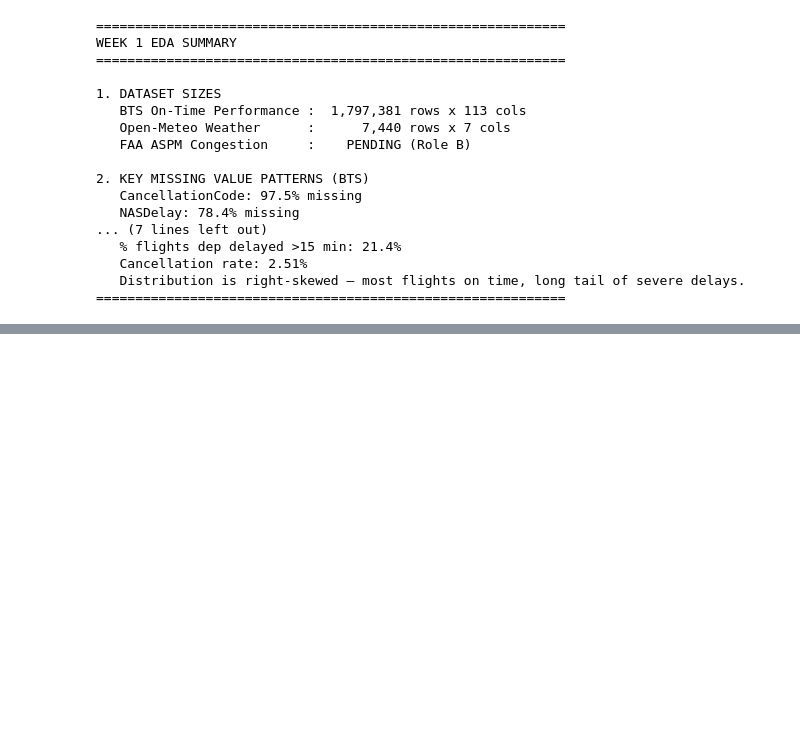
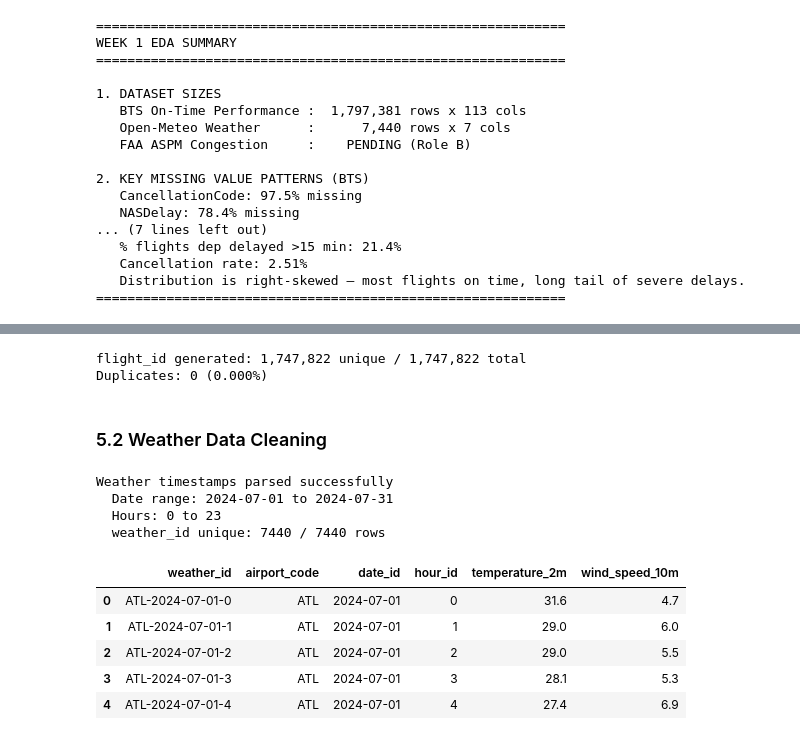
Before and after one commit to kjcheong03/AviationDisruptions, a Jupyter notebook: eda/week1_eda.ipynb, the cells around one changed output, grey strips where cells are left out. Drawn from its saved outputs; the diff is of its cells as text; code cells hidden in the pictures; blank space fills up the shorter version.

```diff
--- a/eda/week1_eda.ipynb
+++ b/eda/week1_eda.ipynb
@@ -565,0 +758,71 @@ WEEK 1 EDA SUMMARY
+# %%
+# ---------------------------------------------------------------
+# STEP 7: Generate the flight_id primary key (per ERD)
+# ---------------------------------------------------------------
+# ERD Definition: CONCAT(FlightDate, '-', Reporting_Airline, '-',
+#                        FlightNum, '-', Origin, '-', CRSDepTime)
+# This must be unique. Let's verify uniqueness after construction.
+
+bts_operated["flight_id"] = (
+    bts_operated["FlightDate"].dt.strftime("%Y-%m-%d")
+    + "-" + bts_operated["Reporting_Airline"]
+    + "-" + bts_operated["Flight_Number_Reporting_Airline"].astype(int).astype(str)
+    + "-" + bts_operated["Origin"]
+    + "-" + bts_operated["CRSDepTime"].astype(int).astype(str)
+)
+
+n_unique = bts_operated["flight_id"].nunique()
+n_total = len(bts_operated)
+n_dupes = n_total - n_unique
+
+print(f"flight_id generated: {n_unique:,} unique / {n_total:,} total")
+print(f"Duplicates: {n_dupes:,} ({n_dupes/n_total*100:.3f}%)")
+
+if n_dupes > 0:
+    print("\nSample duplicates (gate returns / reused flight numbers):")
+    dupes = bts_operated[bts_operated.duplicated(subset=["flight_id"], keep=False)]
+    print(dupes.sort_values("flight_id")[["flight_id", "DepDelay", "ArrDelay"]].head(10))
+    print(f"\nAction: Drop duplicates, keeping the first occurrence.")
+    bts_operated = bts_operated.drop_duplicates(subset=["flight_id"], keep="first")
+    print(f"After dedup: {len(bts_operated):,} rows")
+# %% [output]
+flight_id generated: 1,747,822 unique / 1,747,822 total
+Duplicates: 0 (0.000%)
+# %% [markdown]
+### 5.2 Weather Data Cleaning
+# %%
+# ---------------------------------------------------------------
+# STEP 8: Parse weather timestamps & generate weather_id
+# ---------------------------------------------------------------
+# EDA Finding: Weather data has 0% missing — clean source.
+# But we need to extract date_id and hour_id for joining to flights.
+
+weather_clean = weather.copy()
+
+weather_clean["time_parsed"] = pd.to_datetime(weather_clean["time"])
+weather_clean["date_id"] = weather_clean["time_parsed"].dt.date
+weather_clean["hour_id"] = weather_clean["time_parsed"].dt.hour
+
+# Generate weather_id per ERD: CONCAT(airport_id, '-', date_id, '-', hour_id)
+weather_clean["weather_id"] = (
+    weather_clean["airport_code"]
+    + "-" + weather_clean["date_id"].astype(str)
+    + "-" + weather_clean["hour_id"].astype(str)
+)
+
+print(f"Weather timestamps parsed successfully")
+print(f"  Date range: {weather_clean['date_id'].min()} to {weather_clean['date_id'].max()}")
+print(f"  Hours: {weather_clean['hour_id'].min()} to {weather_clean['hour_id'].max()}")
+print(f"  weather_id unique: {weather_clean['weather_id'].nunique()} / {len(weather_clean)} rows")
+weather_clean[["weather_id", "airport_code", "date_id", "hour_id", "temperature_2m", "wind_speed_10m"]].head()
+# %% [output]
+Weather timestamps parsed successfully
+  Date range: 2024-07-01 to 2024-07-31
+  Hours: 0 to 23
+  weather_id unique: 7440 / 7440 rows
+|  | weather_id | airport_code | date_id | hour_id | temperature_2m | wind_speed_10m |
+| 0 | ATL-2024-07-01-0 | ATL | 2024-07-01 | 0 | 31.6 | 4.7 |
+| 1 | ATL-2024-07-01-1 | ATL | 2024-07-01 | 1 | 29.0 | 6.0 |
+| 2 | ATL-2024-07-01-2 | ATL | 2024-07-01 | 2 | 29.0 | 5.5 |
+| 3 | ATL-2024-07-01-3 | ATL | 2024-07-01 | 3 | 28.1 | 5.3 |
+| 4 | ATL-2024-07-01-4 | ATL | 2024-07-01 | 4 | 27.4 | 6.9 |
```
Also changed, not shown: parts of 11 cells of this notebook, 1 other file.
